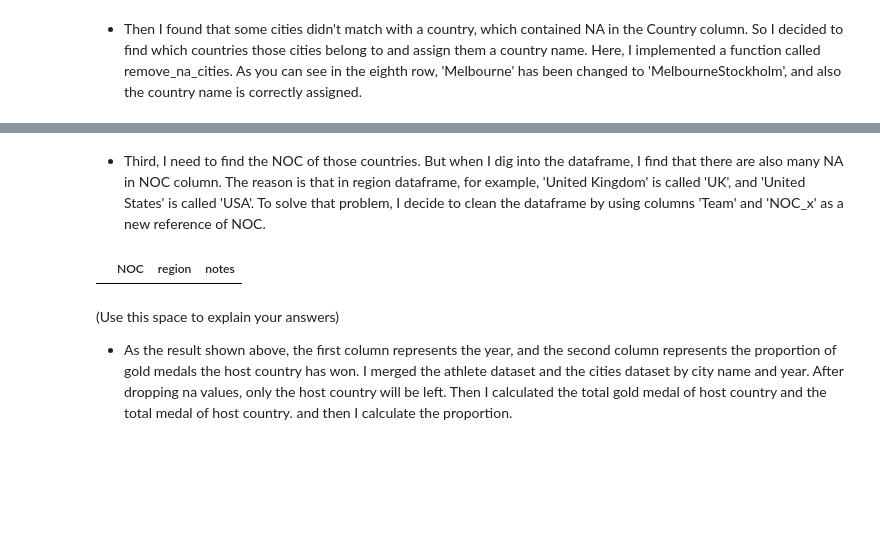
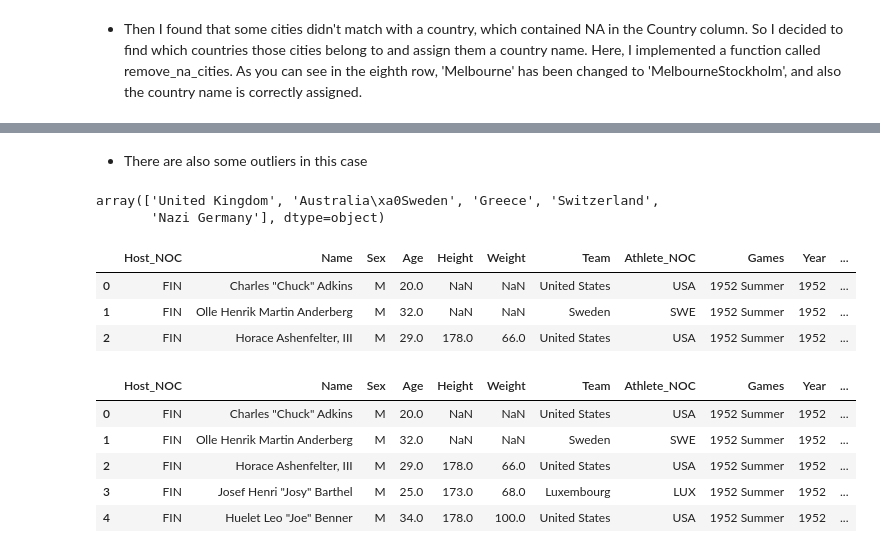
Before and after one commit to EZIOJQ/Data-Analysis, a Jupyter notebook: Olympic Analysis.ipynb, the cells around one changed output, grey strips where cells are left out. Cells and saved outputs as stored; diff of their text form; code cells hidden in the pictures; blank space fills up the shorter version.

Commit message:
Clean

```diff
--- a/Olympic Analysis.ipynb
+++ b/Olympic Analysis.ipynb
@@ -9,8 +9,8 @@ import pandas as pd
 import numpy as np
 import seaborn as sns
 import matplotlib as plt
-df_athletes = pd.read_csv("athlete_events.csv")
-df_regions = pd.read_csv("noc_regions.csv")
+df_athletes = pd.read_csv("data/athlete_events.csv")
+df_regions = pd.read_csv("data/noc_regions.csv")
 df_cities = pd.read_html("https://en.wikipedia.org/wiki/List_of_Olympic_Games_host_cities", header = 0)[1]
 # %% [markdown]
 - There are missing values in athlete dataset and it also contains redundant data.
@@ -327,9 +305,33 @@ NameError: name 'add_NOC_country' is not defined
-# %% [markdown]
-- Third, I need to find the NOC of those countries. But when I dig into the dataframe, I find that there are also many NA in NOC column. The reason is that in region dataframe, for example, 'United Kingdom' is called 'UK', and 'United States' is called 'USA'. To solve that problem, I decide to clean the dataframe by using columns 'Team' and 'NOC_x' as a new reference of NOC.
-# %%
-df_regions[df_regions.region == 'Nazi Germany']
-# %% [output]
-|  | NOC | region | notes |
-# %% [markdown]
-(Use this space to explain your answers)
-- As the result shown above, the first column represents the year, and the second column represents the proportion of gold medals the host country has won. I merged the athlete dataset and the cities dataset by city name and year. After dropping na values, only the host country will be left. Then I calculated the total gold medal of host country and the total medal of host country. and then I calculate the proportion.
+# %% [markdown]
+- There are also some outliers in this case
+# %%
+add_NOC_medalist = pd.merge(temp1, add_country_medalist_cleadned, how = 'right', left_on = 'Team', right_on = 'Host_Country')
+add_NOC_medalist = add_NOC_medalist.rename(columns = {'NOC_x':'Host_NOC'}).drop(columns = ['Team_x'])
+add_NOC_medalist = add_NOC_medalist.rename(columns = {'Team_y':'Team','NOC_y':'Athlete_NOC' })
+add_NOC_medalist[add_NOC_medalist['Host_NOC'].isna()].Host_Country.unique()
+# %% [output]
+array(['United Kingdom', 'Australia\xa0Sweden', 'Greece', 'Switzerland',
+       'Nazi Germany'], dtype=object)
+# %%
+add_NOC_medalist.head(3)
+# %% [output]
+|  | Host_NOC | Name | Sex | Age | Height | Weight | Team | Athlete_NOC | Games | Year | ... |
+| 0 | FIN | Charles "Chuck" Adkins | M | 20.0 | NaN | NaN | United States | USA | 1952 Summer | 1952 | ... |
+| 1 | FIN | Olle Henrik Martin Anderberg | M | 32.0 | NaN | NaN | Sweden | SWE | 1952 Summer | 1952 | ... |
+| 2 | FIN | Horace Ashenfelter, III | M | 29.0 | 178.0 | 66.0 | United States | USA | 1952 Summer | 1952 | ... |
+# %%
+add_NOC_medalist.loc[add_NOC_medalist.Host_Country == "Greece", "Host_NOC"] =  'GRE'
+add_NOC_medalist.loc[add_NOC_medalist.Host_Country == "United Kingdom", "Host_NOC"] =  'GBR'
+add_NOC_medalist.loc[add_NOC_medalist.Host_Country == "Australia\xa0Sweden", "Host_NOC"] =  'AUS'
+add_NOC_medalist.loc[add_NOC_medalist.Host_Country == "Switzerland", "Host_NOC"] =  'SUI'
+add_NOC_medalist.loc[add_NOC_medalist.Host_Country == "Nazi Germany", "Host_NOC"] =  'GER'
+# %%
+newdf = add_NOC_medalist
+newdf.head()
+# %% [output]
+|  | Host_NOC | Name | Sex | Age | Height | Weight | Team | Athlete_NOC | Games | Year | ... |
+| 0 | FIN | Charles "Chuck" Adkins | M | 20.0 | NaN | NaN | United States | USA | 1952 Summer | 1952 | ... |
+| 1 | FIN | Olle Henrik Martin Anderberg | M | 32.0 | NaN | NaN | Sweden | SWE | 1952 Summer | 1952 | ... |
+| 2 | FIN | Horace Ashenfelter, III | M | 29.0 | 178.0 | 66.0 | United States | USA | 1952 Summer | 1952 | ... |
+| 3 | FIN | Josef Henri "Josy" Barthel | M | 25.0 | 173.0 | 68.0 | Luxembourg | LUX | 1952 Summer | 1952 | ... |
+| 4 | FIN | Huelet Leo "Joe" Benner | M | 34.0 | 178.0 | 100.0 | United States | USA | 1952 Summer | 1952 | ... |
```
Also changed, not shown: parts of 14 cells of this notebook, 1 other file.
